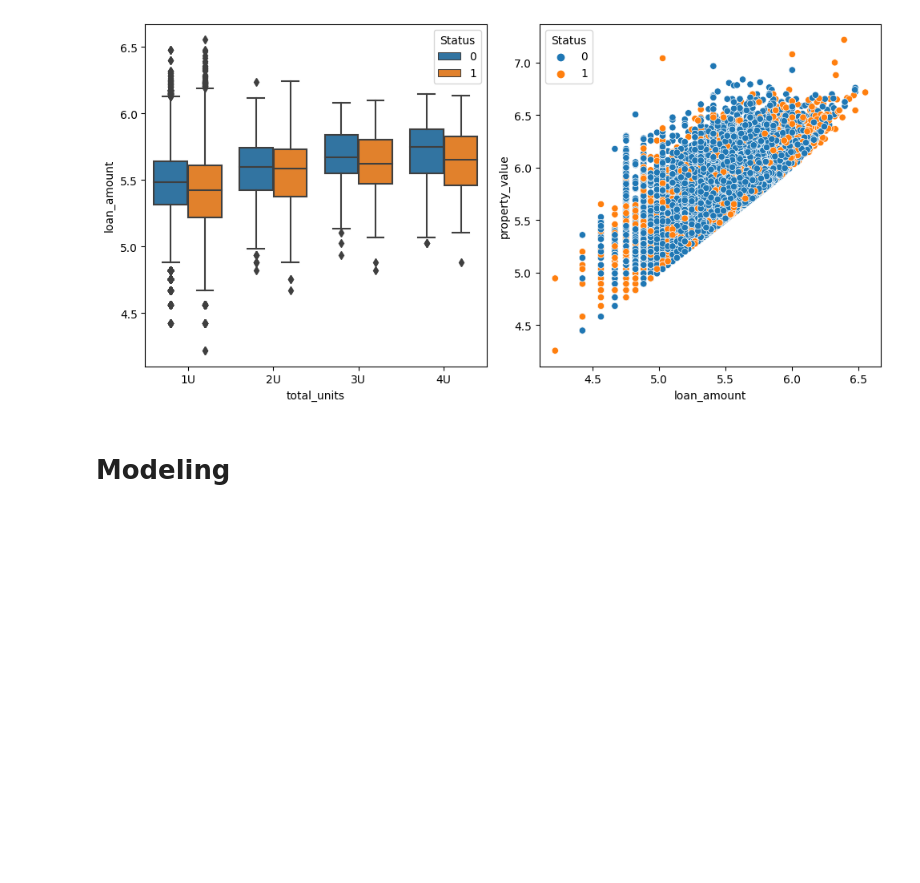
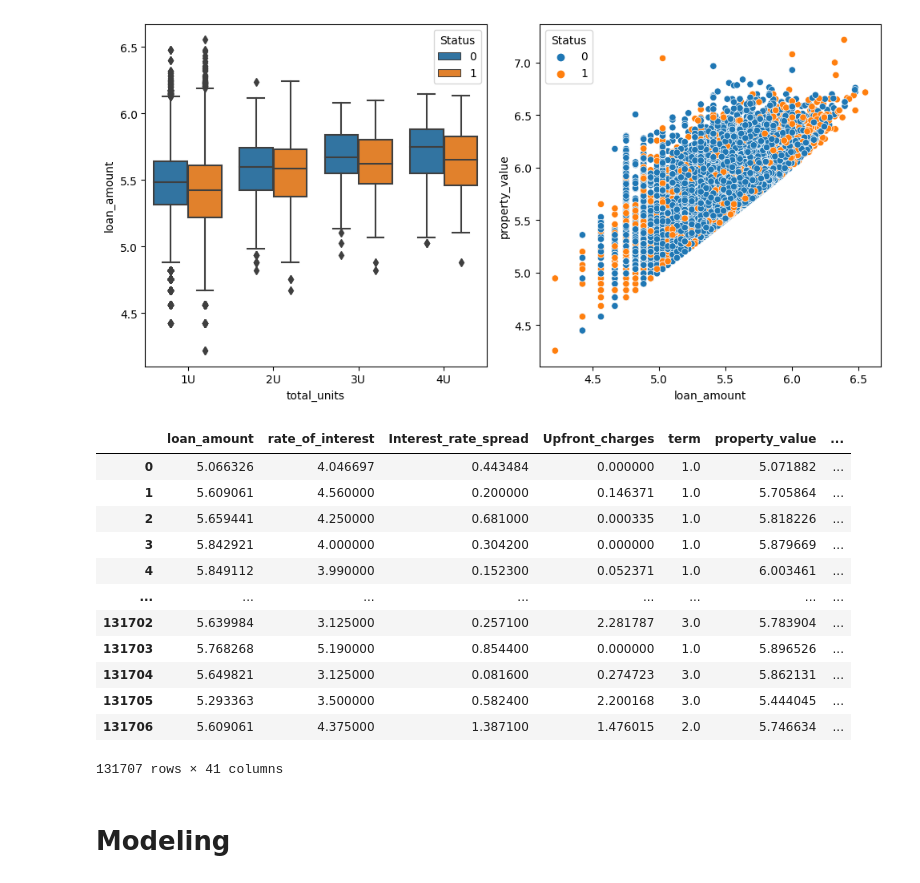
Before and after one commit to mhashemihsmw/maximum-likelihood-estimation-for-MOI-and-lineage-frequency-estimates-accounting-for-incomplete-data, a Jupyter notebook: loan-default-prediction.ipynb, the cells around one changed output. Cells and saved outputs as stored; diff of their text form; code cells hidden in the pictures; blank space fills up the shorter version.

Commit message:
Kaggle Notebook | Loan Default Prediction | Engineered

```diff
--- a/loan-default-prediction.ipynb
+++ b/loan-default-prediction.ipynb
@@ -507,7 +508,7 @@ The **upfront charges** feature is a complicated one. There are many 0 values an
 # %%
 df_engineered_1 = df_engineered_0.copy()
 df_engineered_1['Upfront_charges_y/n'] = np.where(df_engineered_1['Upfront_charges'] < 300, 0, 1)
-df_engineered_1['Upfront_charges'] = df_engineered_1['Upfront_charges']*300/df_engineered_1['loan_amount']
+df_engineered_1['Upfront_charges'] = df_engineered_1['Upfront_charges']*100/df_engineered_1['loan_amount']
 # %% [markdown]
 We will also log Transformation to **income, property value, loan amount, and Credit Score**. The reason is that their distributions are right-skewed. Transformation helps with fairly representing the difference between values, in particular, reducing the impact of outliers.
 # %%
@@ -558,3 +535,54 @@ df_engineered_4[['term', 'total_units']] = Oencoder.fit_transform(df_engineered_
+# %%
+df_engineered_4 = df_engineered_3.copy()
+# target
+target_mean_age = df_engineered_4.groupby('age')['Status'].mean()
+df_engineered_4['age'] = df_engineered_4['age'].map(target_mean_age)
+target_mean_region = df_engineered_4.groupby('Region')['Status'].mean()
+df_engineered_4['Region'] = df_engineered_4['Region'].map(target_mean_region)
+#ordinal
+df_engineered_4['age'] = df_engineered_4['age'].astype('category')
+df_engineered_4['total_units'] = df_engineered_4['total_units'].astype('category')
+df_engineered_4['Region'] = df_engineered_4['Region'].astype('category')
+Oencoder = sp.OrdinalEncoder()
+df_engineered_4[['term', 'total_units']] = Oencoder.fit_transform(df_engineered_4[['term', 'total_units']]) + 1
+# dummy
+
+## # Specify the categorical columns to be one-hot encoded
+cardinal_cols = df_engineered_4.select_dtypes(include = 'object').columns
+
+## # Define the ColumnTransformer with OneHotEncoder
+## # drop='first' will drop the first category to avoid multicollinearity
+column_transforms = sc.ColumnTransformer(transformers = [('onehot', sp.OneHotEncoder(drop='first'), cardinal_cols)], remainder='passthrough')
+
+## # Apply the transformation
+df_tmp = column_transforms.fit_transform(df_engineered_4[cardinal_cols])
+
+## # Convert the result to a DataFrame for easier readability
+## # Extract feature names after encoding
+onehot_feature_names = column_transforms.named_transformers_['onehot'].get_feature_names_out(cardinal_cols)
+df_tmp = pd.DataFrame(df_tmp, columns = onehot_feature_names)
+
+## # drop original columns
+df_engineered_4 = df_engineered_4.drop(cardinal_cols, axis = 1)
+
+## # concat dataframes
+df_engineered_4 = pd.concat([df_engineered_4, df_tmp], axis=1)
+# %%
+df_engineered_4
+# %% [output]
+|  | loan_amount | rate_of_interest | Interest_rate_spread | Upfront_charges | term | property_value | ... |
+| 0 | 5.066326 | 4.046697 | 0.443484 | 0.000000 | 1.0 | 5.071882 | ... |
+| 1 | 5.609061 | 4.560000 | 0.200000 | 0.146371 | 1.0 | 5.705864 | ... |
+| 2 | 5.659441 | 4.250000 | 0.681000 | 0.000335 | 1.0 | 5.818226 | ... |
+| 3 | 5.842921 | 4.000000 | 0.304200 | 0.000000 | 1.0 | 5.879669 | ... |
+| 4 | 5.849112 | 3.990000 | 0.152300 | 0.052371 | 1.0 | 6.003461 | ... |
+| ... | ... | ... | ... | ... | ... | ... | ... |
+| 131702 | 5.639984 | 3.125000 | 0.257100 | 2.281787 | 3.0 | 5.783904 | ... |
+| 131703 | 5.768268 | 5.190000 | 0.854400 | 0.000000 | 1.0 | 5.896526 | ... |
+| 131704 | 5.649821 | 3.125000 | 0.081600 | 0.274723 | 3.0 | 5.862131 | ... |
+| 131705 | 5.293363 | 3.500000 | 0.582400 | 2.200168 | 3.0 | 5.444045 | ... |
+| 131706 | 5.609061 | 4.375000 | 1.387100 | 1.476015 | 2.0 | 5.746634 | ... |
+131707 rows × 41 columns
 # %%
 def normality_test (feature):
     a = spy.stats.normaltest(feature)
```
Also changed, not shown: parts of 4 cells of this notebook.
